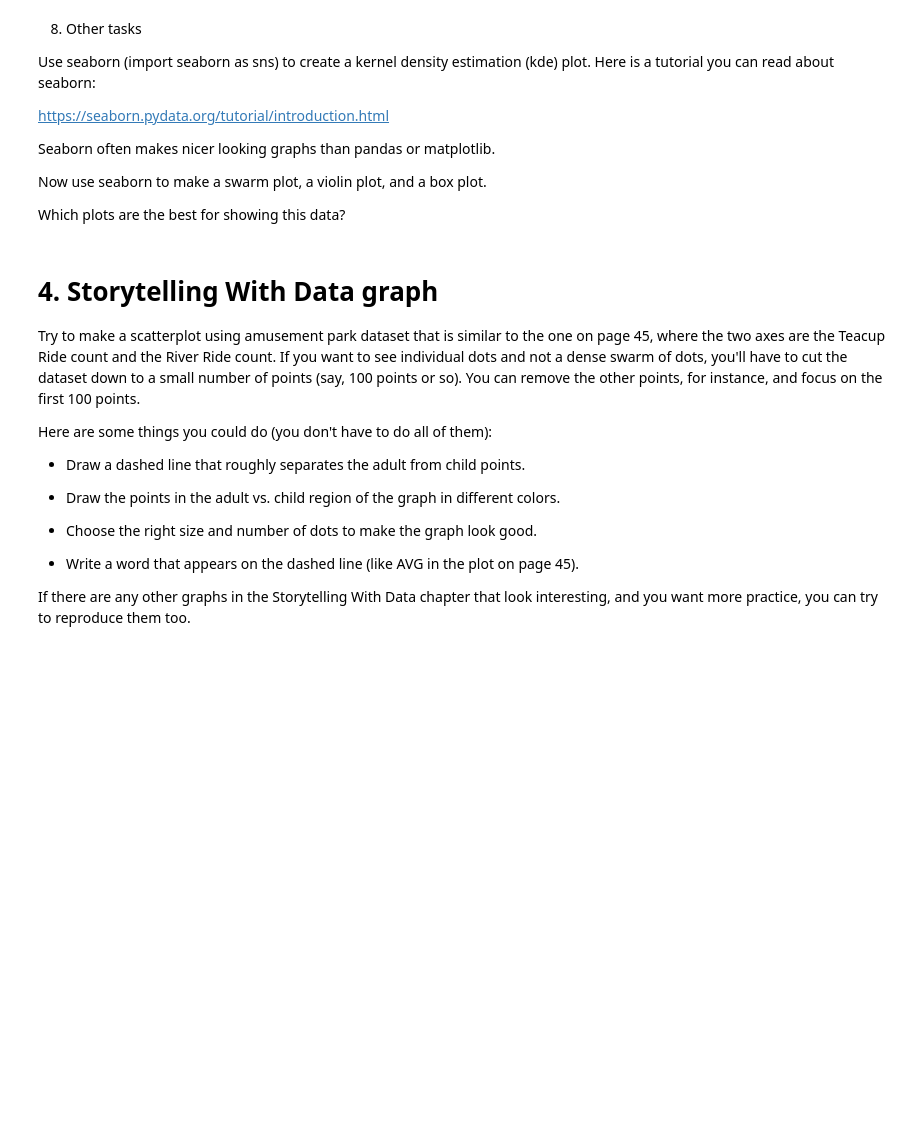
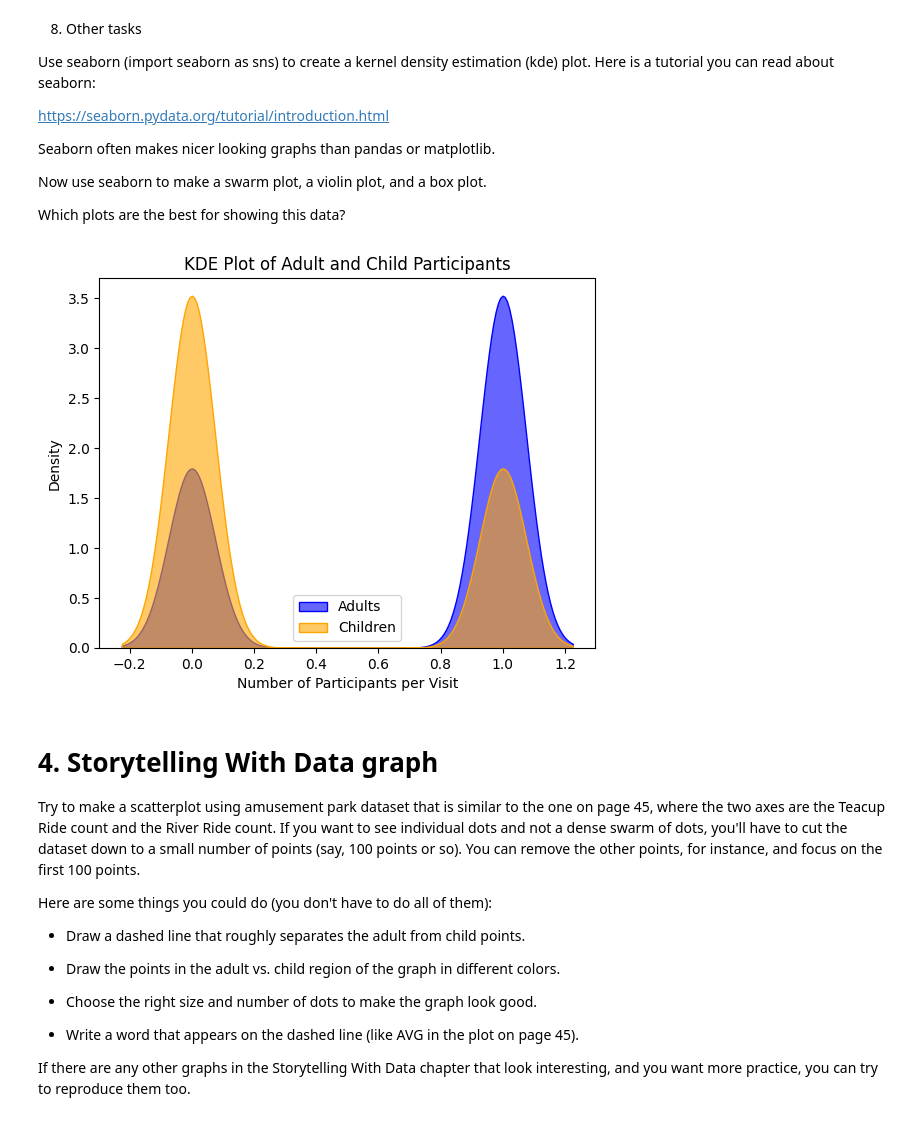
Before and after one commit to bu-sohan/AI-for-Leaders-Spring-2025, a Jupyter notebook: Week3.ipynb, the cells around one changed output. Saved outputs shown, nothing was run; the diff lists cells and outputs as text; code cells hidden in the pictures; blank space fills up the shorter version.

```diff
--- a/Week3.ipynb
+++ b/Week3.ipynb
@@ -250,6 +379,19 @@ Seaborn often makes nicer looking graphs than pandas or matplotlib.
 Now use seaborn to make a swarm plot, a violin plot, and a box plot.
 
 Which plots are the best for showing this data?
+# %%
+sns.kdeplot(df["Adults"], fill=True, color="blue", label="Adults", alpha=0.6)
+sns.kdeplot(df["Children"], fill=True, color="orange", label="Children", alpha=0.6)
+
+# Step 3: Customize plot
+plt.xlabel("Number of Participants per Visit")
+plt.ylabel("Density")
+plt.title("KDE Plot of Adult and Child Participants")
+plt.legend()
+
+plt.show()
+# %% [output]
+[figure, added]
 # %% [markdown]
 # 4. Storytelling With Data graph
 
```
Also changed, not shown: parts of 8 cells of this notebook.
